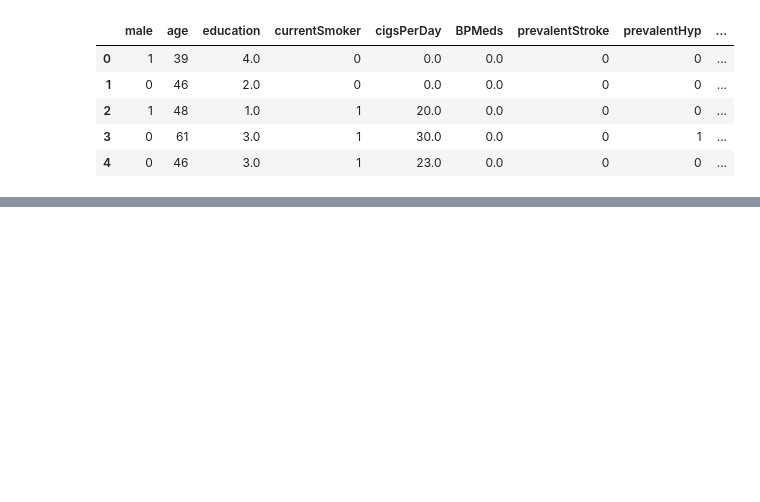
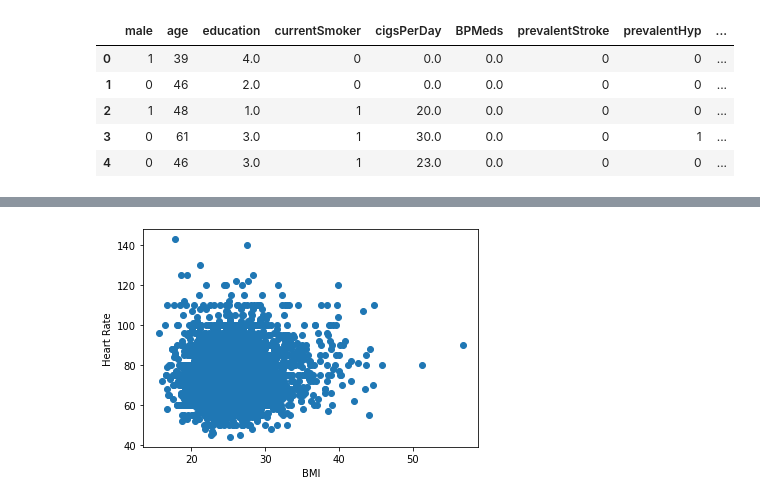
Before and after one commit to omarvar2000/DATA-445, a Jupyter notebook: In_Class/in_class_2/in_class_2.ipynb, the cells around one changed output, grey strips where cells are left out. Saved outputs shown, nothing was run; the diff lists cells and outputs as text; code cells hidden in the pictures; blank space fills up the shorter version.

```diff
--- a/In_Class/in_class_2/in_class_2.ipynb
+++ b/In_Class/in_class_2/in_class_2.ipynb
@@ -25,0 +38,12 @@ heart.head()
+# %%
+#Dropping observations with missing values
+heart = heart.dropna()
+# %%
+import matplotlib.pyplot as plt
+
+plt.scatter(x = 'BMI', y = 'heartRate', data = heart)
+plt.xlabel('BMI')
+plt.ylabel('Heart Rate')
+plt.show();
+# %% [output]
+[figure, added]
```
Also changed, not shown: parts of 6 cells of this notebook.
